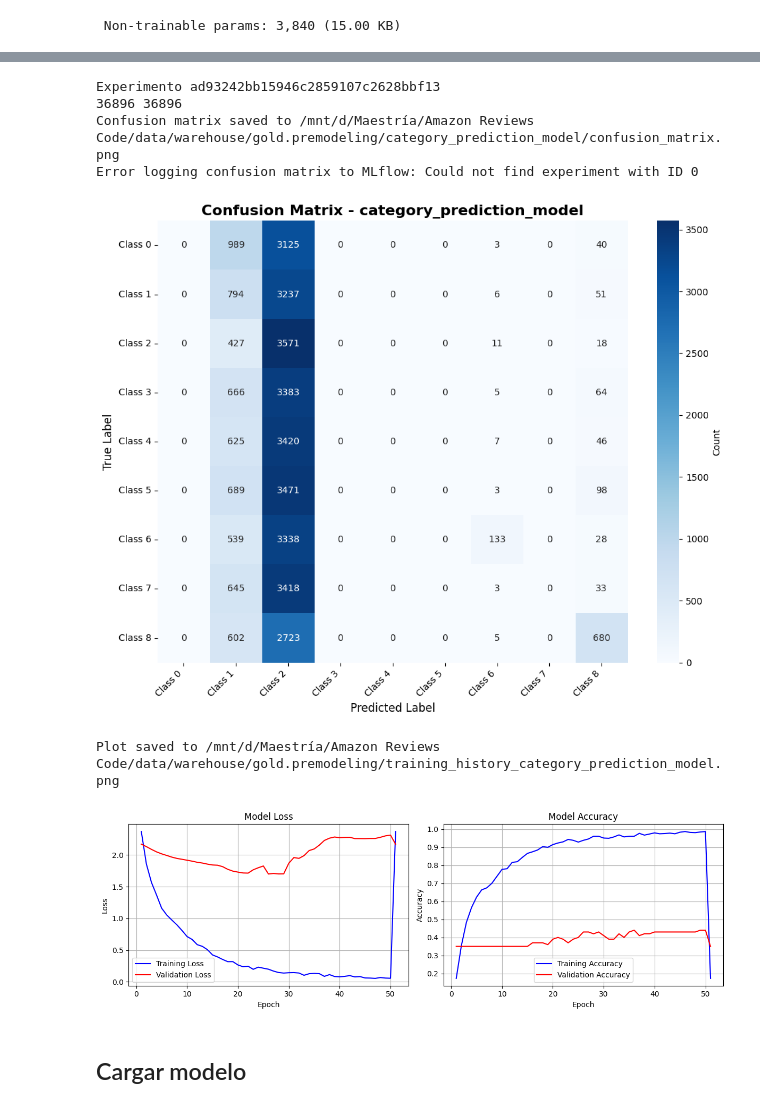
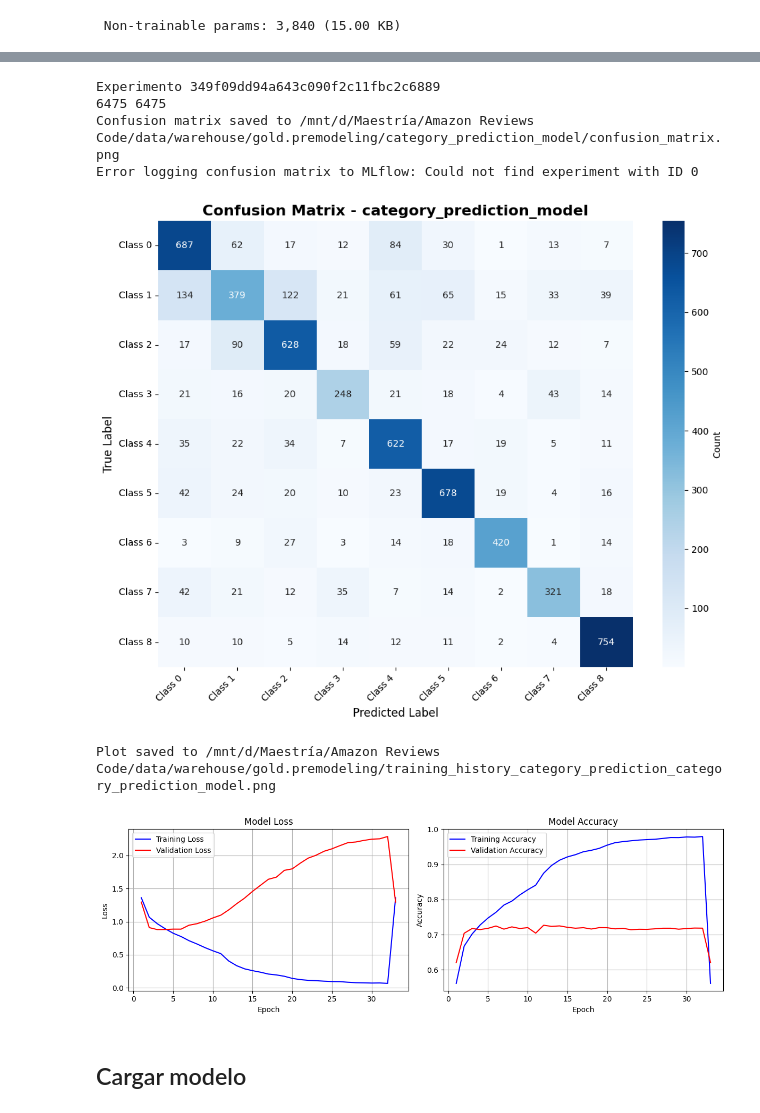
Before and after one commit to UIdealist/products-viability-analysis, a Jupyter notebook: src/gold/training/category_prediction_model.ipynb, the cells around one changed output, grey strips where cells are left out. Saved outputs shown, nothing was run; the diff lists cells and outputs as text; code cells hidden in the pictures.

Commit message:
feat: batch update with general fixes and implementation optimizations

```diff
--- a/src/gold/training/category_prediction_model.ipynb
+++ b/src/gold/training/category_prediction_model.ipynb
@@ -131,3 +118,7 @@ src_dir_category_prediction = f"{METASTORE_PATH}/warehouse/gold.premodeling/fina
+# %%
+src_dir_category_prediction = spark_utils.path(
+    'final_training_data_category_prediction', catalog = GOLD_PREMODELING
+)
 # %%
 categories = spark.read.parquet(src_dir_category_prediction).schema.names
 categories = [bytes(c, 'utf-8') for c in categories if c.startswith("main_category_")]
@@ -135,13 +126,19 @@ categories = [bytes(c, 'utf-8') for c in categories if c.startswith("main_catego
 TRACKING_URI = "file:///mnt/d/Maestría/Amazon Reviews Code/.mlflow"
 # %%
 from src.utils.models import CategoryPredictionModel
-
 category_prediction_model = CategoryPredictionModel(
-    'category_prediction_model', METASTORE_PATH, tracking_uri=TRACKING_URI,
-    num_classes=len(categories)
+    'category_prediction_model',
+    METASTORE_PATH,
+    num_classes=len(categories),
+    tracking_uri=TRACKING_URI,
+    spark_utils=spark_utils,
+    target_path=src_dir_category_prediction,
+    train_ratio=0.8,
+    val_ratio=0.1,
+    test_ratio=0.1
 )
-
 category_prediction_model.prepare_data(
-    spark, src_dir_category_prediction, target_columns=categories, shuffle_buffer_size = 1000,
-    train_ratio=0.8, val_ratio=0.1, max_records=1000
+    target_columns=categories,
+    shuffle_buffer_size=-1,
+    batch_size=128,
 )
@@ -225,5 +208,5 @@ Epoch 4/50
 # %%
-if REGENERATE_MODEL:
+if True:
     for name, model in [
         ("category_prediction_model", category_prediction_model)
     ]:
@@ -242,9 +225,10 @@ if REGENERATE_MODEL:
 
         print("Experimento", exp)
 
+
         category_prediction_model.plot_confusion_matrix()
 
         _ = model.plot_training_history(
-            save_path=f"{METASTORE_PATH}/warehouse/gold.premodeling/training_history_{name}.png"
+            save_path=f"{METASTORE_PATH}/warehouse/gold.premodeling/training_history_category_prediction_{name}.png"
         )
 # %% [output]
@@ -254,9 +238,9 @@ if REGENERATE_MODEL:
-Experimento ad93242bb15946c2859107c2628bbf13
-36896 36896
+Experimento 349f09dd94a643c090f2c11fbc2c6889
+6475 6475
 Confusion matrix saved to /mnt/d/Maestría/Amazon Reviews Code/data/warehouse/gold.premodeling/category_prediction_model/confusion_matrix.png
 Error logging confusion matrix to MLflow: Could not find experiment with ID 0
-[figure, old version]
+[figure, new version]
-Plot saved to /mnt/d/Maestría/Amazon Reviews Code/data/warehouse/gold.premodeling/training_history_category_prediction_model.png
+Plot saved to /mnt/d/Maestría/Amazon Reviews Code/data/warehouse/gold.premodeling/training_history_category_prediction_category_prediction_model.png
-[figure, old version]
+[figure, new version]
 # %% [markdown]
 ## Cargar modelo
```
Also changed, not shown: parts of 13 cells of this notebook, 22 other files.
